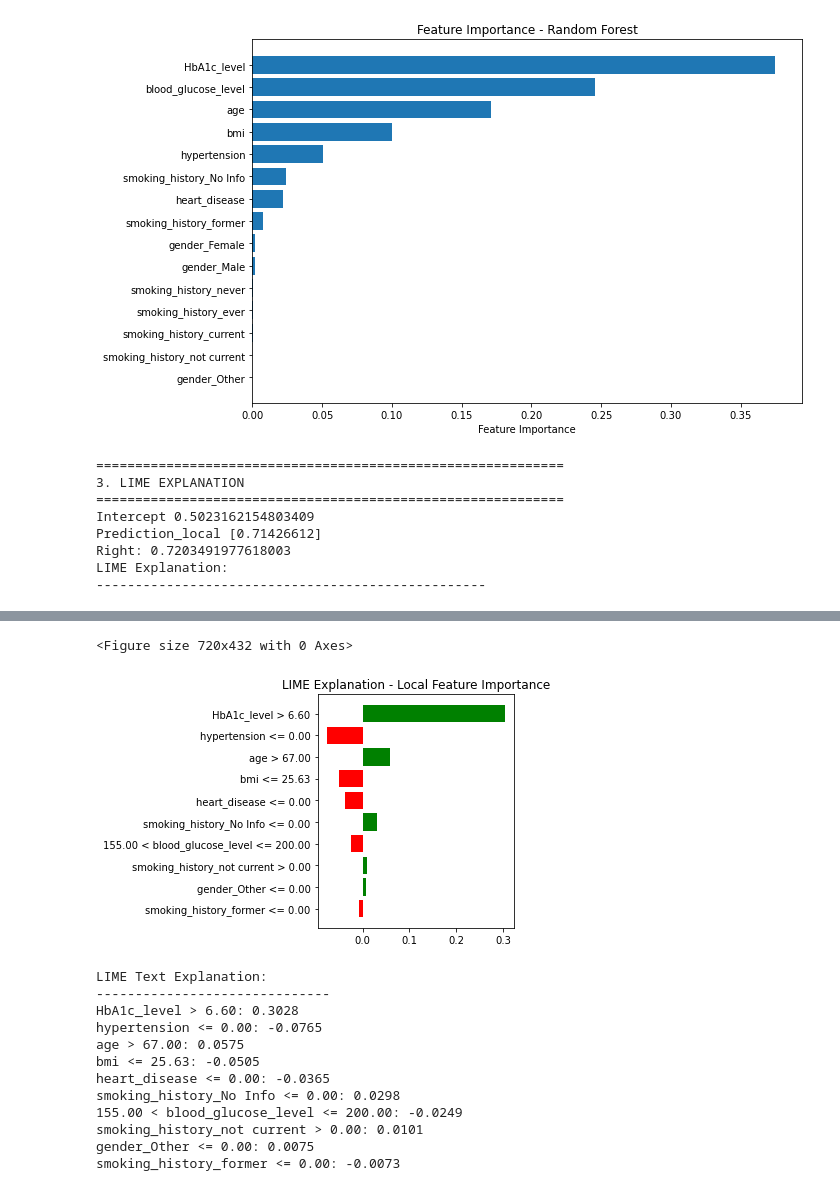
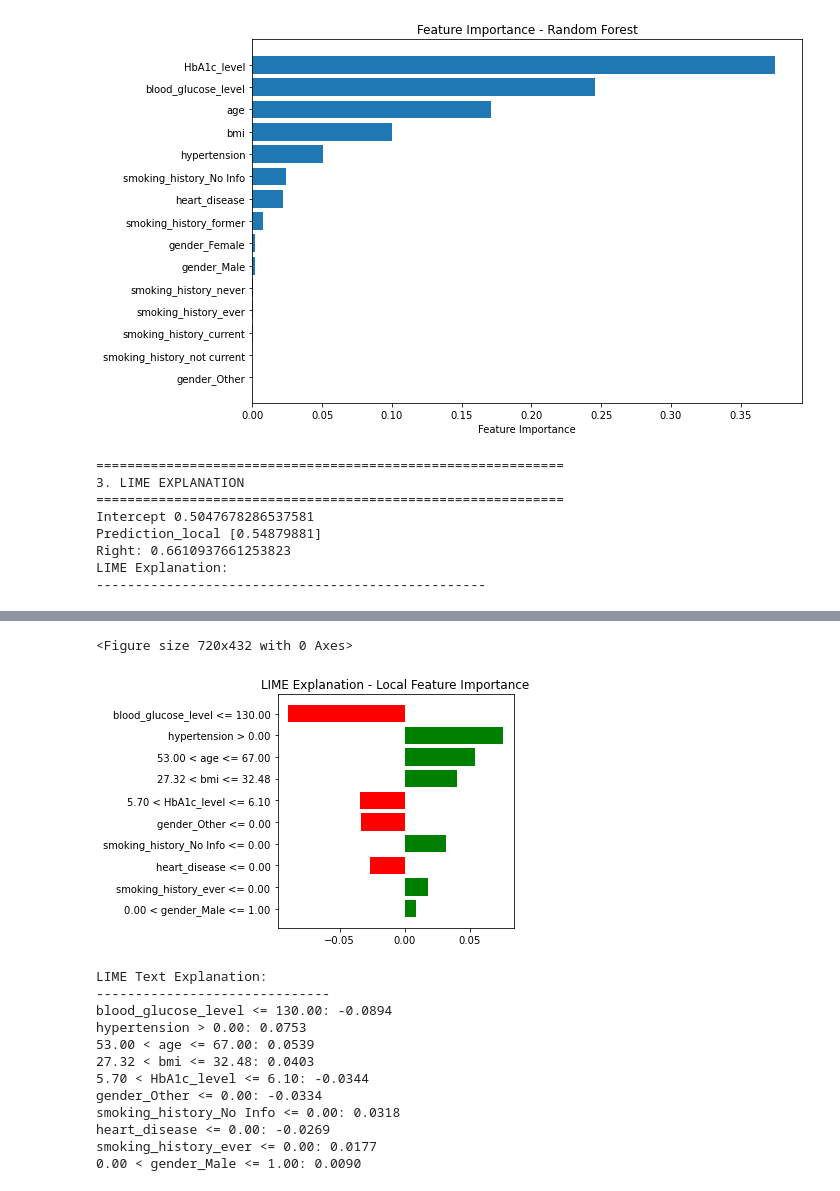
Before and after one commit to tinashejima/Python, a Jupyter notebook: my-project-code/diabetes-pipeline.ipynb, the cells around one changed output, grey strips where cells are left out. Cells and saved outputs as stored; diff of their text form; code cells hidden in the pictures.

```diff
--- a/my-project-code/diabetes-pipeline.ipynb
+++ b/my-project-code/diabetes-pipeline.ipynb
@@ -537,9 +537,11 @@ print("\n" + "="*60)
 print("1. GLOBAL FEATURE IMPORTANCE")
 print("="*60)
 
+
+best_model = individual_models['Random Forest']
 # Built-in Feature Importance
 feature_importance = best_model.feature_importances_
-feature_names = sample_data.columns
+feature_names = X.columns
 
 # Create a DataFrame for better visualization
 importance_df = pd.DataFrame({
@@ -594,7 +596,7 @@ print("="*60)
 
 # Create LIME explainer
 explainer_lime = lime.lime_tabular.LimeTabularExplainer(
-    training_data=X_train.values if 'X_train' in locals() else sample_data.values,  # Use available data
+    training_data=X_train.values if 'X_train' in locals() else X_test.values,  # Use available data
     feature_names=feature_names,
     class_names=['No Diabetes', 'Diabetes'],
     mode='classification',
@@ -604,50 +606,50 @@ explainer_lime = lime.lime_tabular.LimeTabularExplainer(
 
 # Explain the instance
 exp = explainer_lime.explain_instance(
-    sample_data.iloc[0].values,
+    X_test.iloc[0].values,
     best_model.predict_proba,
     num_features=10
 )
 
 print("LIME Explanation:")
 print("-" * 50)
 
 # Show in console
 exp.show_in_notebook(show_table=True)
 
 # Plot explanation
 plt.figure(figsize=(10, 6))
 exp.as_pyplot_figure()
 plt.title('LIME Explanation - Local Feature Importance')
 plt.tight_layout()
 plt.show()
 
 # Print explanation in text format
 print("\nLIME Text Explanation:")
 print("-" * 30)
 for feature, weight in exp.as_list():
     print(f"{feature}: {weight:.4f}")
 # %% [output]
 ============================================================
 3. LIME EXPLANATION
 ============================================================
-Intercept 0.5023162154803409
-Prediction_local [0.71426612]
-Right: 0.7203491977618003
+Intercept 0.5047678286537581
+Prediction_local [0.54879881]
+Right: 0.6610937661253823
 LIME Explanation:
 --------------------------------------------------
 [interactive output not drawn]
 <Figure size 720x432 with 0 Axes>
-[figure, old version]
+[figure, new version]
 LIME Text Explanation:
 ------------------------------
-HbA1c_level > 6.60: 0.3028
-hypertension <= 0.00: -0.0765
-age > 67.00: 0.0575
-bmi <= 25.63: -0.0505
-heart_disease <= 0.00: -0.0365
-smoking_history_No Info <= 0.00: 0.0298
-155.00 < blood_glucose_level <= 200.00: -0.0249
-smoking_history_not current > 0.00: 0.0101
-gender_Other <= 0.00: 0.0075
-smoking_history_former <= 0.00: -0.0073
+blood_glucose_level <= 130.00: -0.0894
+hypertension > 0.00: 0.0753
+53.00 < age <= 67.00: 0.0539
+27.32 < bmi <= 32.48: 0.0403
+5.70 < HbA1c_level <= 6.10: -0.0344
+gender_Other <= 0.00: -0.0334
+smoking_history_No Info <= 0.00: 0.0318
+heart_disease <= 0.00: -0.0269
+smoking_history_ever <= 0.00: 0.0177
+0.00 < gender_Male <= 1.00: 0.0090
```
Also changed, not shown: parts of 7 cells of this notebook, 5 other files.
